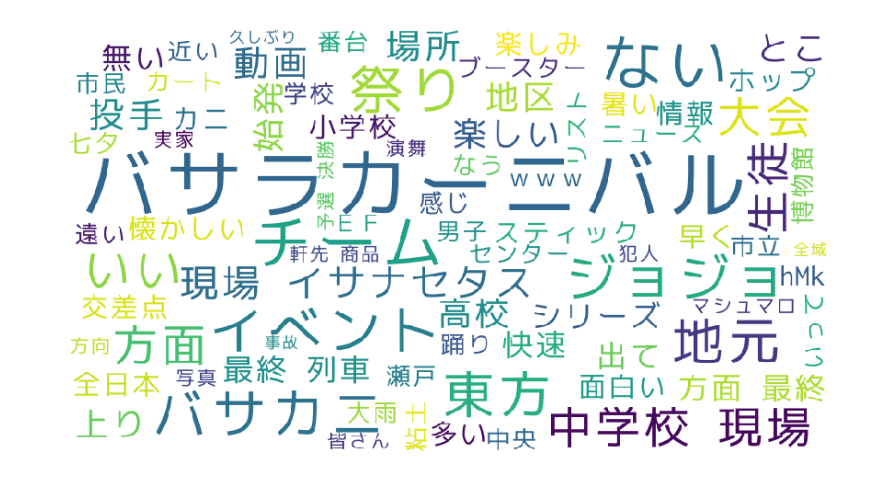
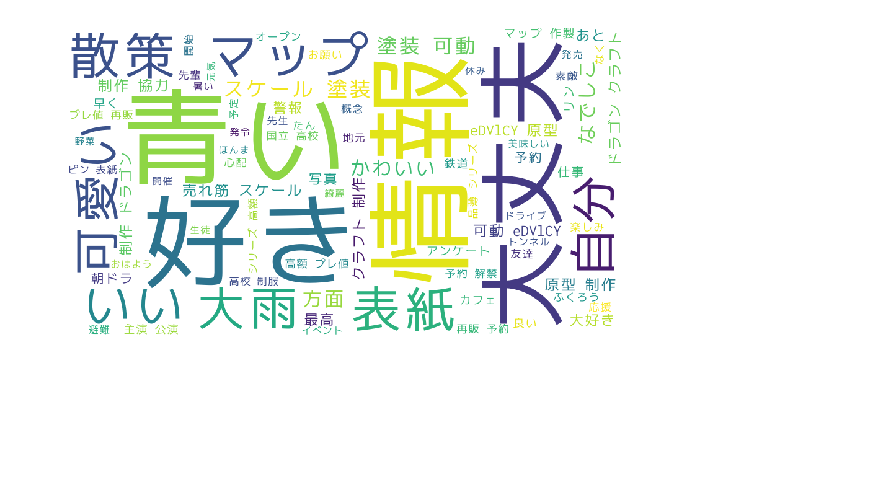
Before and after one commit to a0082273/twitter-words_with_keyword, a Jupyter notebook: count_words.ipynb, the cells around one changed output. Saved outputs shown, nothing was run; the diff lists cells and outputs as text; code cells hidden in the pictures; blank space fills up the shorter version.

```diff
--- a/count_words.ipynb
+++ b/count_words.ipynb
@@ -6,6 +8,5 @@ import re
 # %%
-datas = pd.read_csv(open("mizunami.csv", 'rU'), encoding='utf-8')
-#datas = pd.read_csv(open("shibuya.csv", 'rU'), encoding='utf-8')
+datas = pd.read_csv(open(infile, 'rU'), encoding='utf-8')
 # %%
 datas
 # %% [output]
@@ -52,7 +31,14 @@ datas
 # %%
-improper_words  = ['bot', 'セフレ', '情報', '案内', '相互', '出会', '法人', '空き家オールバンク']
+datas = datas.drop('Unnamed: 0', axis=1)
+
+improper_words  = ['bot', 'ぼっと', '情報', '案内', '相互', '出会', 'セフレ', 'エッチ', '法人', 'フィギュア', 'リトルアーモリー', '空き家オールバンク', 'つけめん 恵那く']
 for col in range(datas.shape[0]):
     for word in improper_words:
-        if str(word) in datas['name'][col].lower():
+        if word in datas['name'][col].lower():
             datas = datas.drop(col, axis=0)
             break
+        elif datas['text'][col].startswith("I'm at"):
+            datas = datas.drop(col, axis=0)
+            break
+
+datas = datas.reset_index(drop=True)
@@ -102,4 +44,0 @@ datas
-# %%
-for i in range(datas.shape[0]):
-    if type(datas.text[i]) != str:
-        print(i)
@@ -106,5 +66,7 @@ for i in range(datas.shape[0]):
 # %%
 import MeCab
+import re
+
 m = MeCab.Tagger("-d /usr/local/lib/mecab/dic/mecab-ipadic-neologd/")
 word_list = []
 for i in range(datas.shape[0]):
@@ -117,7 +79,9 @@ for i in range(datas.shape[0]):
                 pass
             elif text[1] == '名詞' and text[2] == '一般':
                 word_list.append(text[0])
-            elif text[1] == '名詞' and text[2] == '地域':
+            elif text[1] == '名詞' and text[2] == 'サ変接続':
+                word_list.append(text[0])
+            elif text[1] == '名詞' and text[2] == '形容動詞語幹':
                 word_list.append(text[0])
             elif text[1] == '形容詞' and text[2] == '自立':
                 word_list.append(text[0])
@@ -204,16 +145,16 @@ word_list = ' '.join(word_list)
 # %%
 import matplotlib.pyplot as plt
 from wordcloud import WordCloud
 
 fpath = "~/Library/Fonts/RictyDiminished-Regular.ttf"
 
 wordcloud = WordCloud(background_color="white", font_path=fpath, width=900, height=500, max_words=80).generate(word_list)
 
-plt.figure(figsize=(15,12))
+plt.figure(figsize=(10,8))
 plt.imshow(wordcloud)
 plt.axis("off")
-#plt.savefig('shibuya.png')
-plt.savefig('mizunami.png')
+plt.savefig(outfile)
 plt.show()
+#一文字の単語は表示してくれない...
 # %% [output]
-[figure, old version]
+[figure, new version]
```
Also changed, not shown: parts of 14 cells of this notebook, 8 other files.
